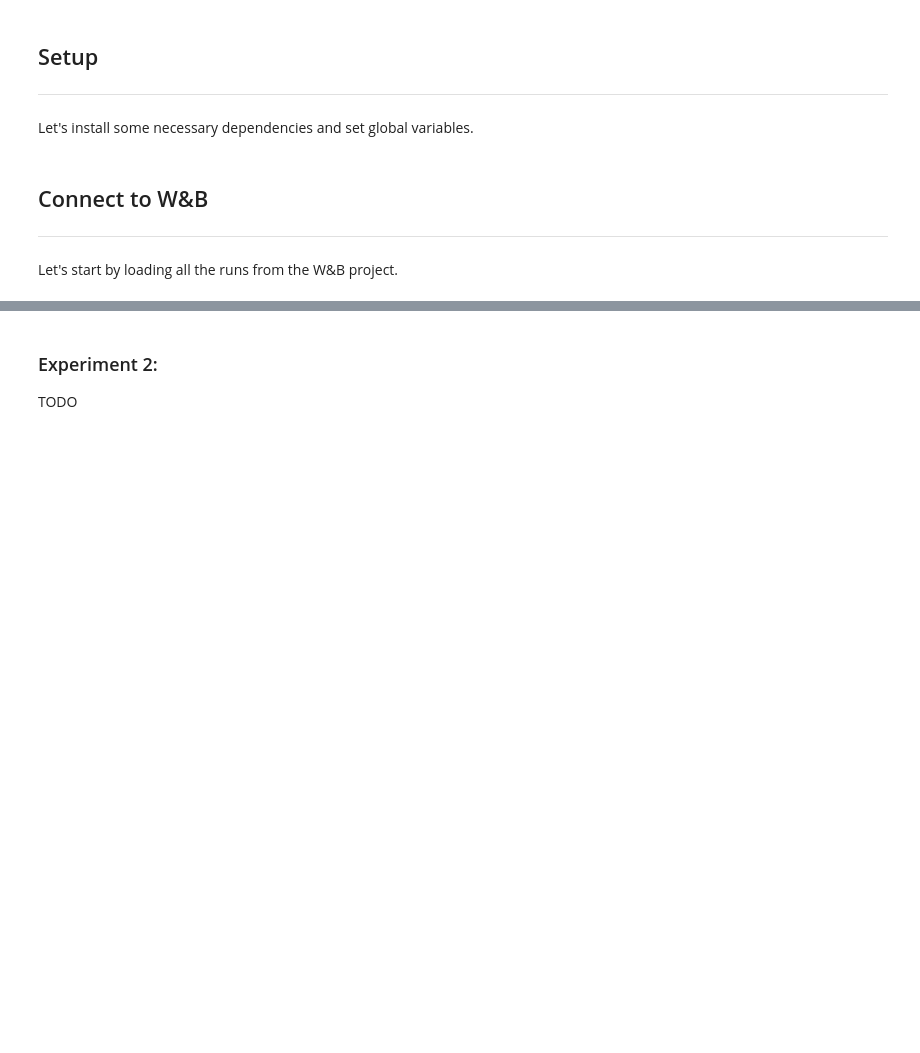
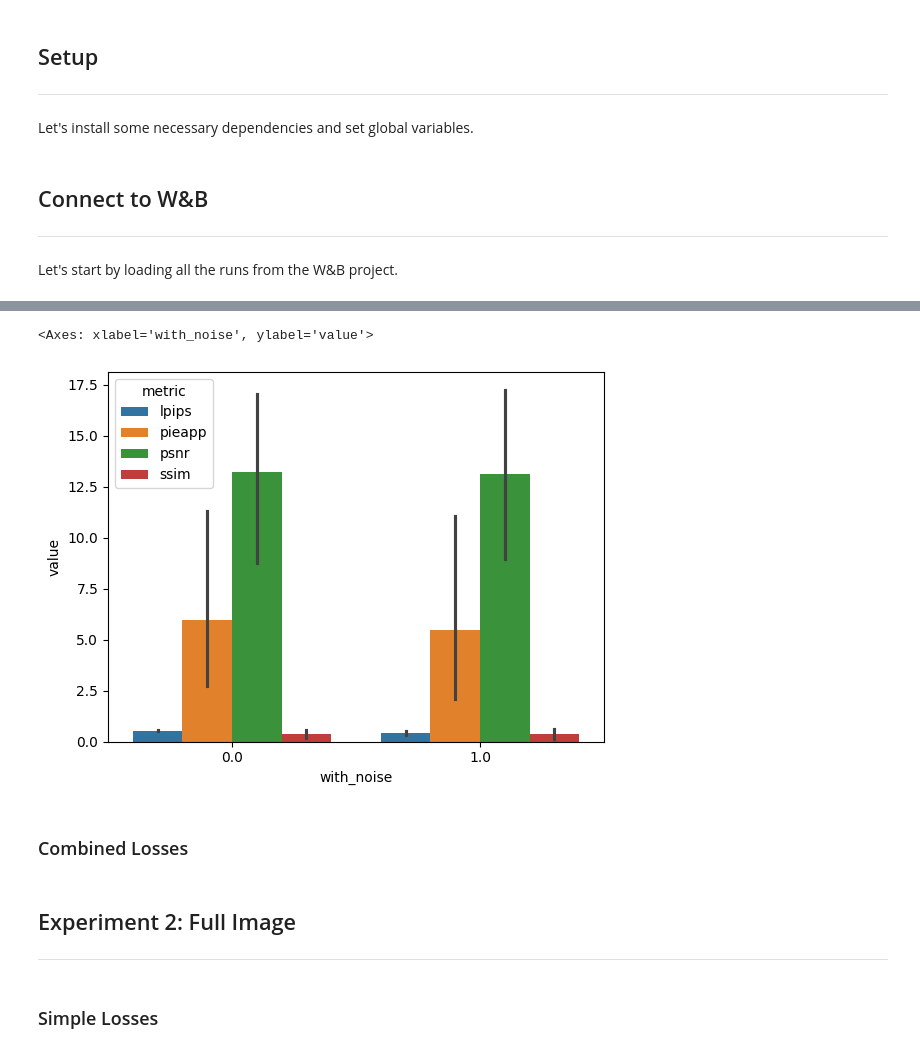
Before and after one commit to mikasenghaas/sillystill, a Jupyter notebook: notebooks/5.0-results.ipynb, the cells around one changed output, grey strips where cells are left out. Drawn from its saved outputs; the diff is of its cells as text; code cells hidden in the pictures; blank space fills up the shorter version.

```diff
--- a/notebooks/5.0-results.ipynb
+++ b/notebooks/5.0-results.ipynb
@@ -50,4 +117,13 @@ In this very first experiment we want to find out if we can overfit the model to
+# %%
+sns.barplot(data=df_pivot, x="with_noise", y="value", hue="metric")
+# %% [output]
+<Axes: xlabel='with_noise', ylabel='value'>
+[figure, added]
+# %% [markdown]
+### Combined Losses
 # %% [markdown]
-### Experiment 2:
+## Experiment 2: Full Image
 
-TODO
+---
+# %% [markdown]
+### Simple Losses
```
Also changed, not shown: parts of 10 cells of this notebook.
